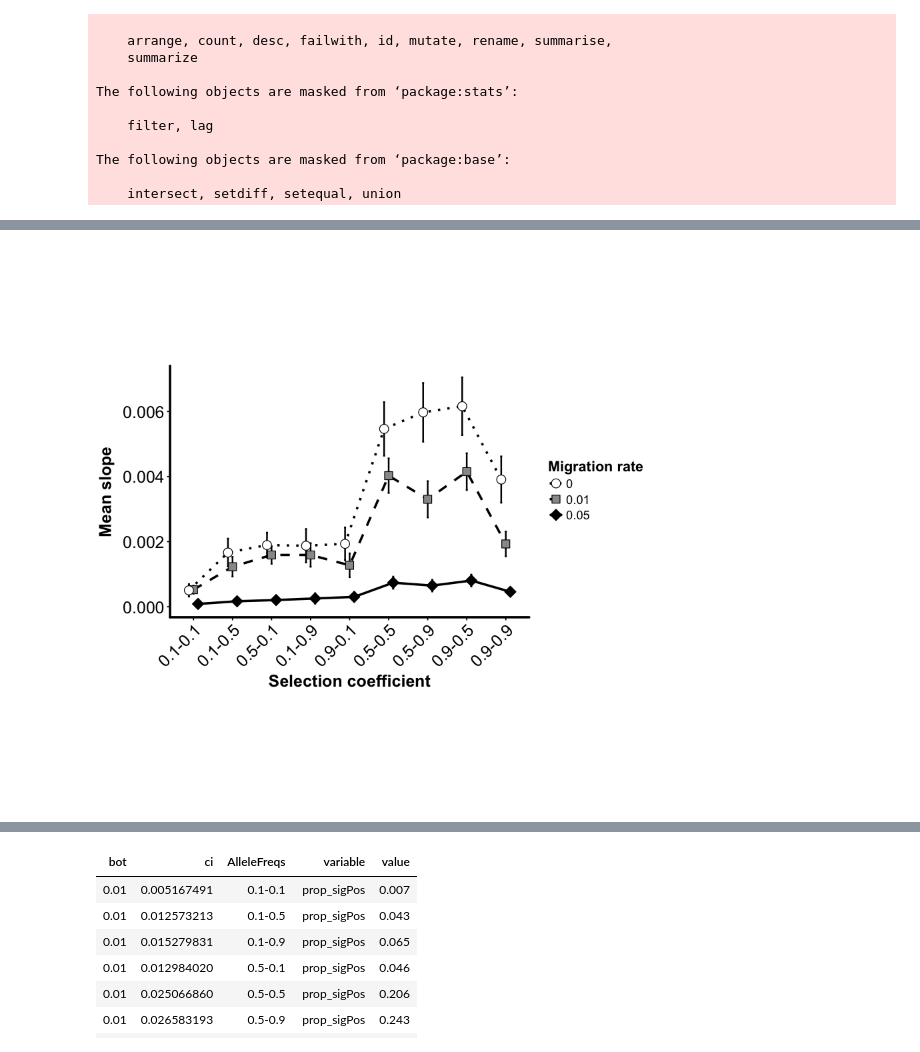
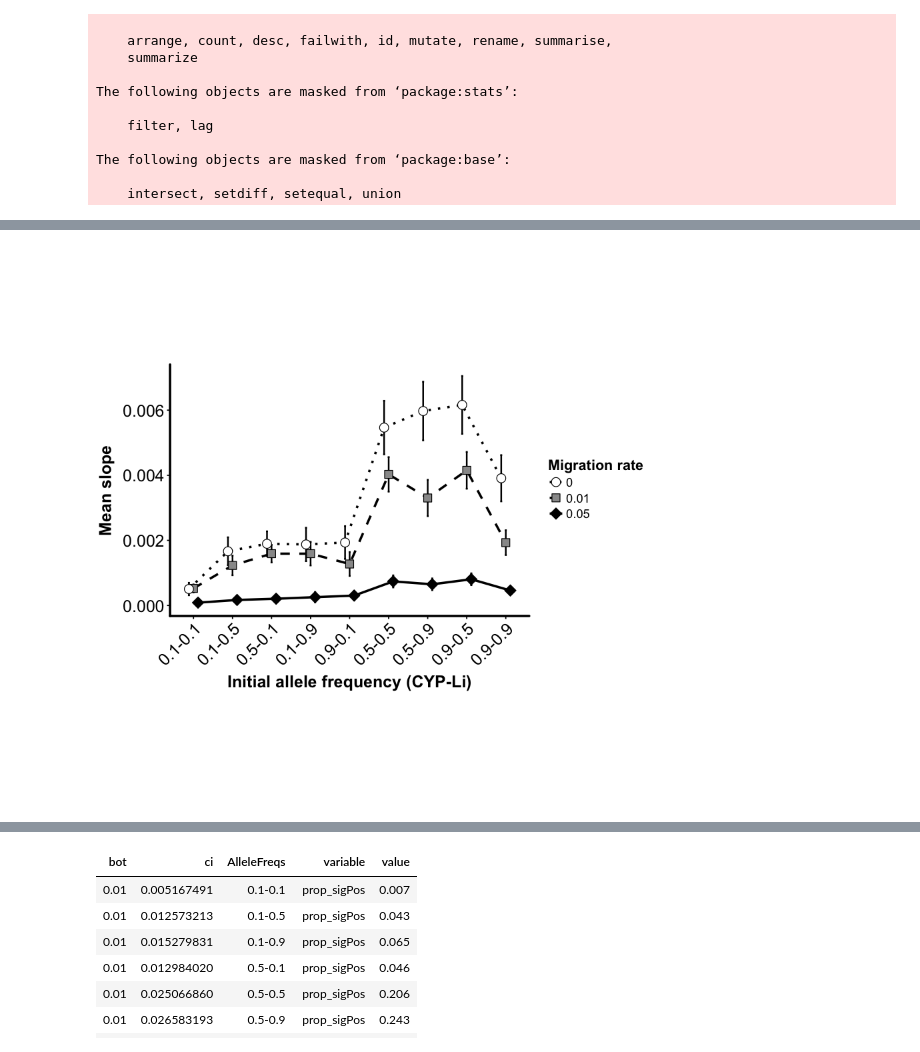
Before and after one commit to James-S-Santangelo/Simulating-Evolutionary-Clines-SEC-, a Jupyter notebook: SEC_Notebooks/R_Notebooks/oneFill_Bottlenecks_AlelleFreq.ipynb, the cells around one changed output, grey strips where cells are left out. Drawn from its saved outputs; the diff is of its cells as text; code cells hidden in the pictures.

```diff
--- a/SEC_Notebooks/R_Notebooks/oneFill_Bottlenecks_AlelleFreq.ipynb
+++ b/SEC_Notebooks/R_Notebooks/oneFill_Bottlenecks_AlelleFreq.ipynb
@@ -132,18 +137,18 @@ MeanSlope_StrongBot_AlleleFreqs
 # %%
 MeanSlope_InterBot_AlleleFreqs <- ggplot(MeansProps_GenOne_Interbot, aes(x = AlleleFreqs, y = abs(mean), group = Mig_rate)) +
     geom_errorbar(aes(ymin = abs(mean) - ci_mean, ymax = abs(mean) + ci_mean), width=0.15, size=0.7,
     position = position_dodge(width = 0.35)) +
     geom_line(size = 1, aes(linetype = Mig_rate), position = position_dodge(width = 0.35)) +
     geom_point(size = 3.5, aes(fill = Mig_rate, shape = Mig_rate), position = position_dodge(width = 0.35)) +
     scale_shape_manual(labels = c("0", "0.01", "0.05"), values = c(21, 22, 23)) +
     scale_fill_manual(labels = c("0", "0.01", "0.05"), values = c("white", "grey60", "black")) +
     scale_linetype_manual(labels = c("0", "0.01", "0.05"), values = c("dotted", "dashed", "solid")) +
 #     coord_cartesian(ylim = c(-0.007, 0.006)) + scale_y_continuous(breaks = seq(from = -0.007, to = 0.006, by = 0.002)) +
-    ylab("Mean slope") + xlab("Selection coefficient") +
+    ylab("Mean slope") + xlab("Initial allele frequency (CYP-Li)") +
     labs(fill = "Migration rate", shape = "Migration rate", linetype = "Migration rate") + ng1.45
 MeanSlope_InterBot_AlleleFreqs
 # %% [output]
-[figure, old version]
+[figure, new version]
 # %%
 MeanSlope_NoBot_AlleleFreqs <- ggplot(MeansProps_GenOne_NoBot, aes(x = AlleleFreqs, y = abs(mean), group = Mig_rate)) +
     geom_errorbar(aes(ymin = abs(mean) - ci_mean, ymax = abs(mean) + ci_mean), width=0.15, size=0.7,
```
Also changed, not shown: parts of 7 cells of this notebook, 8 other files.
